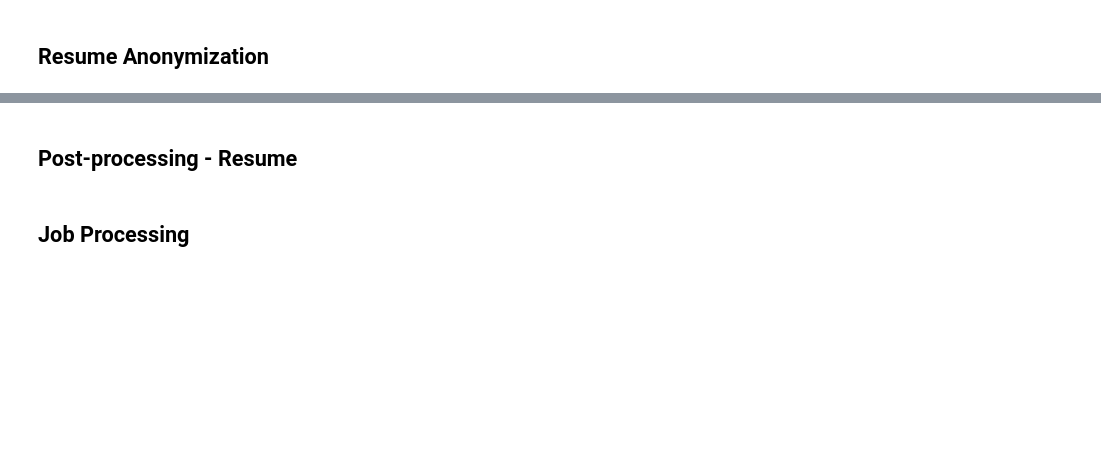
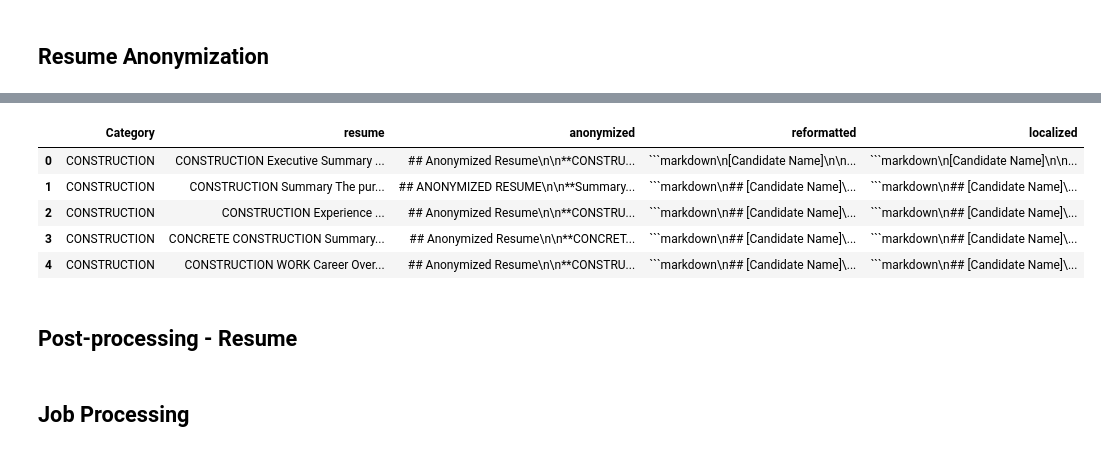
Before and after one commit to shirsho-12/hiring_agent, a Jupyter notebook: agent.ipynb, the cells around one changed output, grey strips where cells are left out. Drawn from its saved outputs; the diff is of its cells as text; code cells hidden in the pictures; blank space fills up the shorter version.

````diff
--- a/agent.ipynb
+++ b/agent.ipynb
@@ -28,0 +53,6 @@ sampled_resumes.head(5)
+# %%
+# select all resumes from 'CONSTRUCTION' category
+SECTOR = "CONSTRUCTION"
+sector_resumes = resume_df[resume_df.Category == 'CONSTRUCTION'].reset_index(drop=True)
+print(f"Number of {SECTOR} resumes: {len(sector_resumes)}")
+sector_resumes.head(5)
@@ -39,10 +76,13 @@ subsampled_resumes.head(2)
 # %%
 from src.utils.pipeline_utils import batch_process_resumes
-
-processed_resumes = batch_process_resumes(
-    sampled_resumes.resume,
-    country="Singapore"
-)
+from tqdm import tqdm
+# batch in groups of 20 resumes to avoid timeout
+processed_resumes = {}
+batch_size = 20
+for i in tqdm(range(0, len(sector_resumes), batch_size)):
+    batch = sector_resumes.resume.iloc[i:i+batch_size]
+    batch_result = batch_process_resumes(batch, country="Singapore")
+    processed_resumes.update(batch_result)
 # add the processed resumes to sampled_resumes dataframe as new columns
 # for key in processed_resumes[0].keys():
 #     subsampled_resumes[key] = [dct[key] for dct in processed_resumes]
@@ -50,2 +97,17 @@ processed_resumes = batch_process_resumes(
 # %%
-print(processed_resumes)
+# Create empty columns in the dataframe for the new keys
+for key in processed_resumes[0].keys():
+    if key not in sector_resumes.columns:
+        sector_resumes[key] = None
+# Fill the new columns with the processed resume data
+for k in processed_resumes:
+    for key in processed_resumes[k].keys():
+        sector_resumes.loc[sector_resumes.index == k, key] = processed_resumes[k][key]
+sector_resumes.head(5)
+# %% [output]
+|  | Category | resume | anonymized | reformatted | localized |
+| 0 | CONSTRUCTION | CONSTRUCTION Executive Summary ... | ## Anonymized Resume\n\n**CONSTRU... | ```markdown\n[Candidate Name]\n\n... | ```markdown\n[Candidate Name]\n\n... |
+| 1 | CONSTRUCTION | CONSTRUCTION Summary The pur... | ## ANONYMIZED RESUME\n\n**Summary... | ```markdown\n## [Candidate Name]\... | ```markdown\n## [Candidate Name]\... |
+| 2 | CONSTRUCTION | CONSTRUCTION Experience ... | ## Anonymized Resume\n\n**CONSTRU... | ```markdown\n## [Candidate Name]\... | ```markdown\n## [Candidate Name]\... |
+| 3 | CONSTRUCTION | CONCRETE CONSTRUCTION Summary... | ## Anonymized Resume\n\n**CONCRET... | ```markdown\n## [Candidate Name]\... | ```markdown\n## [Candidate Name]\... |
+| 4 | CONSTRUCTION | CONSTRUCTION WORK Career Over... | ## Anonymized Resume\n\n**CONSTRU... | ```markdown\n## [Candidate Name]\... | ```markdown\n## [Candidate Name]\... |
````
Also changed, not shown: parts of 11 cells of this notebook, 11 other files.
